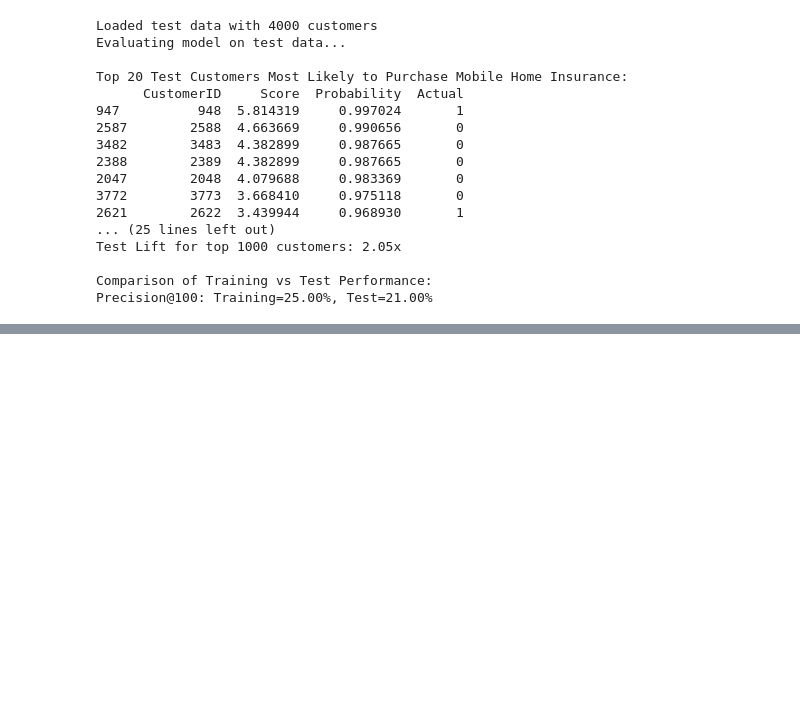
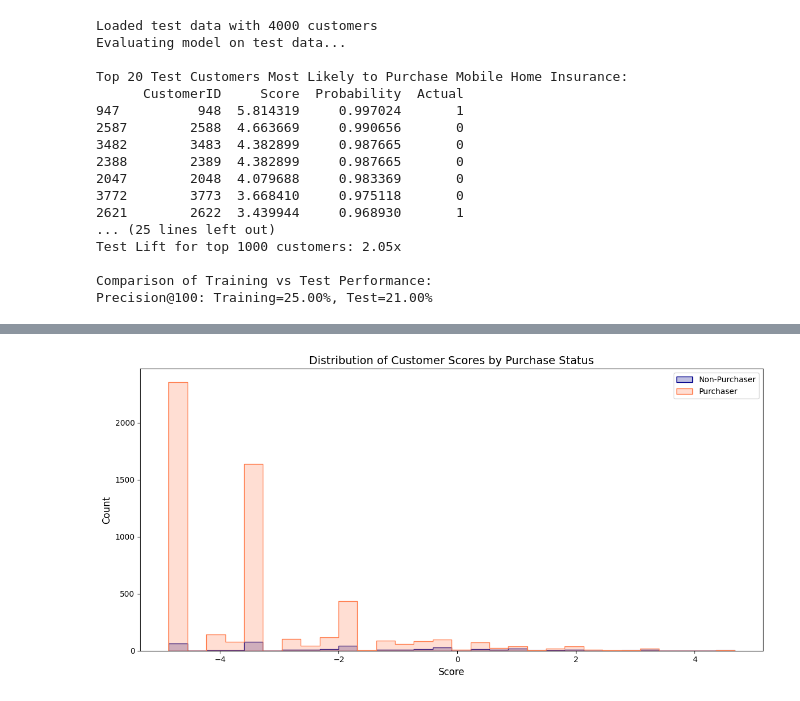
Before and after one commit to ThanosDrossos/MineriaDatosUNAM, a Jupyter notebook: code/tarea1.ipynb, the cells around one changed output, grey strips where cells are left out. Drawn from its saved outputs; the diff is of its cells as text; code cells hidden in the pictures; blank space fills up the shorter version.

```diff
--- a/code/tarea1.ipynb
+++ b/code/tarea1.ipynb
@@ -1078,0 +1230,14 @@ Precision@100: Training=25.00%, Test=21.00%
+# %%
+# Create score distribution plot
+plt.figure(figsize=(12, 6))
+sns.histplot(data=customer_scores, x='Score', hue='Actual',
+             bins=30, element='step', common_norm=False,
+             palette=['coral', 'darkblue'])
+plt.title('Distribution of Customer Scores by Purchase Status', fontsize=14)
+plt.xlabel('Score', fontsize=12)
+plt.ylabel('Count', fontsize=12)
+plt.legend(labels=['Non-Purchaser', 'Purchaser'])
+plt.tight_layout()
+plt.show()
+# %% [output]
+[figure, added]
```
Also changed, not shown: parts of 15 cells of this notebook.
